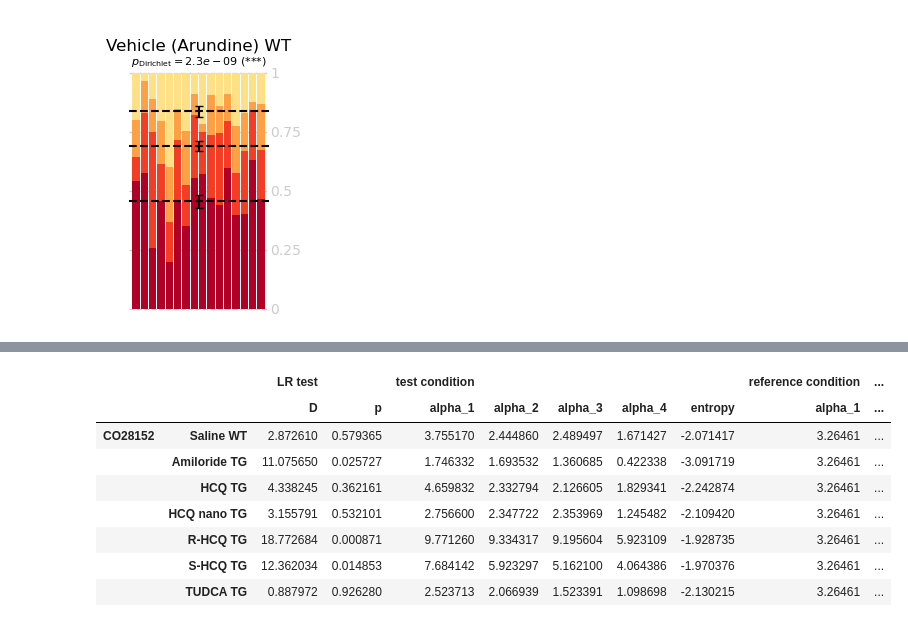
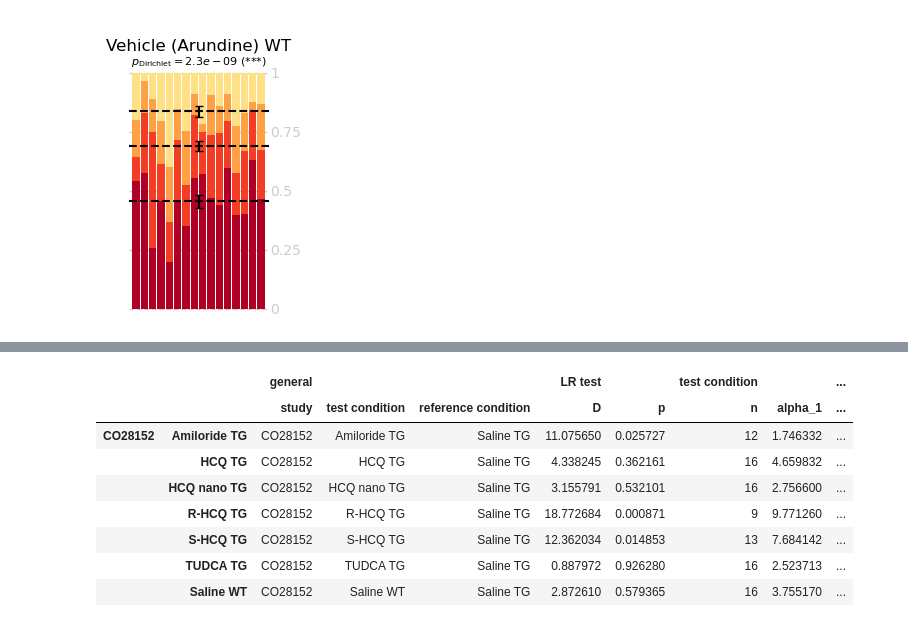
Before and after one commit to attilagk/CTNS-notebook, a Jupyter notebook: 2024-06-26-mwm-test-probe-CO28154/2024-06-26-mwm-test-probe-CO28154.ipynb, the cells around one changed output, grey strips where cells are left out. Cells and saved outputs as stored; diff of their text form; code cells hidden in the pictures.

Commit message:
a better summary of results

```diff
--- a/2024-06-26-mwm-test-probe-CO28154/2024-06-26-mwm-test-probe-CO28154.ipynb
+++ b/2024-06-26-mwm-test-probe-CO28154/2024-06-26-mwm-test-probe-CO28154.ipynb
@@ -262,24 +266,24 @@ results_CO26990
 # %%
-test_conditions_CO28152 = [
-    'Saline WT',
-    'Amiloride TG',
-    'HCQ TG',
-    'HCQ nano TG',
-    'R-HCQ TG',
-    'S-HCQ TG',
-    'TUDCA TG',
-]
+comparisons_CO28152 = np.array([
+    ['Amiloride TG', 'Saline TG'],
+    ['HCQ TG', 'Saline TG'],
+    ['HCQ nano TG', 'Saline TG'],
+    ['R-HCQ TG', 'Saline TG'],
+    ['S-HCQ TG', 'Saline TG'],
+    ['TUDCA TG', 'Saline TG'],
+    ['Saline WT', 'Saline TG'],
+])
 
-results_CO28152 = test_same_distro(test_conditions_CO28152, ref_cond='Saline TG', data=data_CO28152, study='CO28152')
+results_CO28152 = test_same_distro(comparisons_CO28152, data=data_CO28152, study='CO28152')
 results_CO28152
 # %% [output]
-|  |  | LR test |  | test condition |  |  |  |  | reference condition | ... |
-|  |  | D | p | alpha_1 | alpha_2 | alpha_3 | alpha_4 | entropy | alpha_1 | ... |
-| CO28152 | Saline WT | 2.872610 | 0.579365 | 3.755170 | 2.444860 | 2.489497 | 1.671427 | -2.071417 | 3.26461 | ... |
-|  | Amiloride TG | 11.075650 | 0.025727 | 1.746332 | 1.693532 | 1.360685 | 0.422338 | -3.091719 | 3.26461 | ... |
-|  | HCQ TG | 4.338245 | 0.362161 | 4.659832 | 2.332794 | 2.126605 | 1.829341 | -2.242874 | 3.26461 | ... |
-|  | HCQ nano TG | 3.155791 | 0.532101 | 2.756600 | 2.347722 | 2.353969 | 1.245482 | -2.109420 | 3.26461 | ... |
-|  | R-HCQ TG | 18.772684 | 0.000871 | 9.771260 | 9.334317 | 9.195604 | 5.923109 | -1.928735 | 3.26461 | ... |
-|  | S-HCQ TG | 12.362034 | 0.014853 | 7.684142 | 5.923297 | 5.162100 | 4.064386 | -1.970376 | 3.26461 | ... |
-|  | TUDCA TG | 0.887972 | 0.926280 | 2.523713 | 2.066939 | 1.523391 | 1.098698 | -2.130215 | 3.26461 | ... |
+|  |  | general |  |  | LR test |  | test condition |  | ... |
+|  |  | study | test condition | reference condition | D | p | n | alpha_1 | ... |
+| CO28152 | Amiloride TG | CO28152 | Amiloride TG | Saline TG | 11.075650 | 0.025727 | 12 | 1.746332 | ... |
+|  | HCQ TG | CO28152 | HCQ TG | Saline TG | 4.338245 | 0.362161 | 16 | 4.659832 | ... |
+|  | HCQ nano TG | CO28152 | HCQ nano TG | Saline TG | 3.155791 | 0.532101 | 16 | 2.756600 | ... |
+|  | R-HCQ TG | CO28152 | R-HCQ TG | Saline TG | 18.772684 | 0.000871 | 9 | 9.771260 | ... |
+|  | S-HCQ TG | CO28152 | S-HCQ TG | Saline TG | 12.362034 | 0.014853 | 13 | 7.684142 | ... |
+|  | TUDCA TG | CO28152 | TUDCA TG | Saline TG | 0.887972 | 0.926280 | 16 | 2.523713 | ... |
+|  | Saline WT | CO28152 | Saline WT | Saline TG | 2.872610 | 0.579365 | 16 | 3.755170 | ... |
 # %%
```
Also changed, not shown: parts of 6 cells of this notebook.
